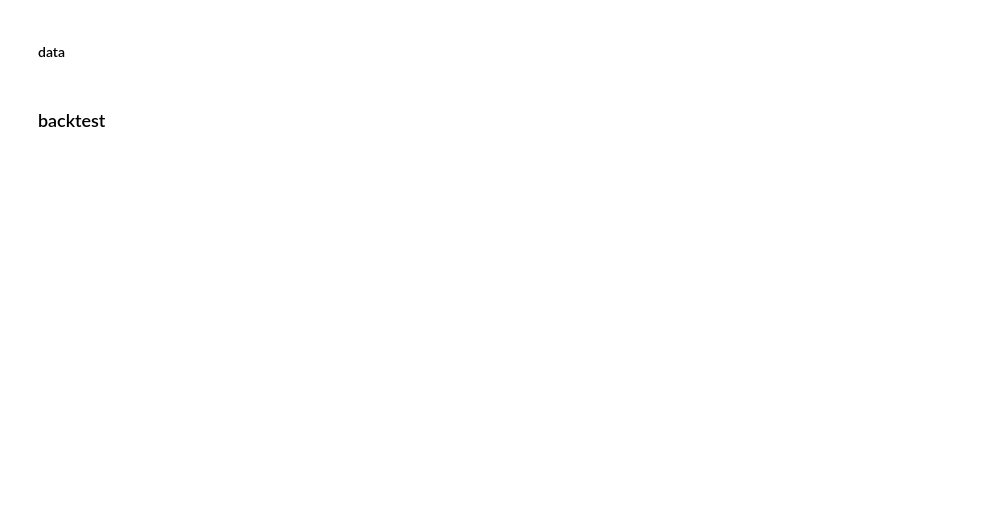
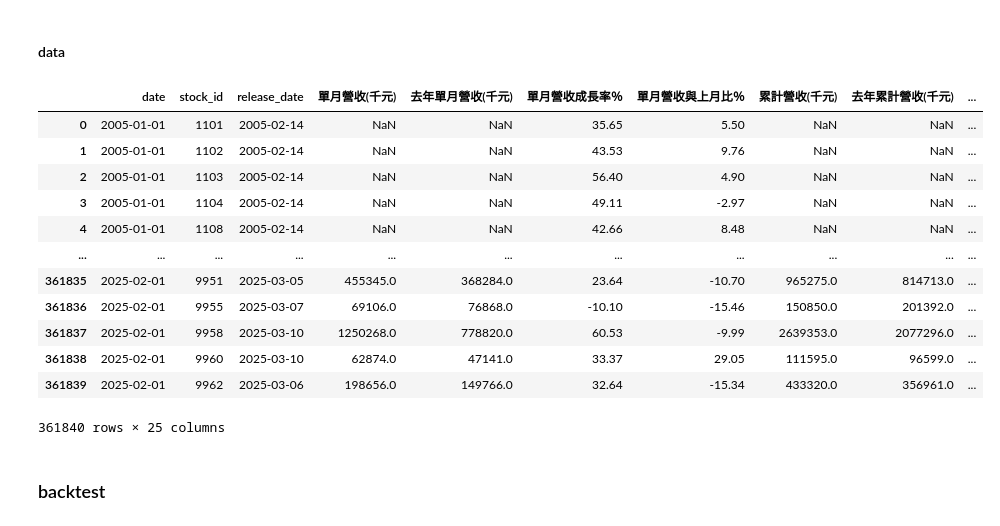
Before and after one commit to DeepLeek-quant/scythe-quant, a Jupyter notebook: examples/examples.ipynb, the cells around one changed output. Cells and saved outputs as stored; diff of their text form; code cells hidden in the pictures; blank space fills up the shorter version.

```diff
--- a/examples/examples.ipynb
+++ b/examples/examples.ipynb
@@ -11,4 +11,4 @@ from quantdev.analysis import *
 #### data
 # %%
 db = Databank()
-db.update_tej_dataset('stock_trading_data')
+# db.update_tej_dataset('stock_trading_data')
@@ -15,3 +34,20 @@ db.update_tej_dataset('stock_trading_data')
+# %%
+df = db.read_dataset('monthly_rev')
+df
+# %% [output]
+|  | date | stock_id | release_date | 單月營收(千元) | 去年單月營收(千元) | 單月營收成長率％ | 單月營收與上月比％ | 累計營收(千元) | 去年累計營收(千元) | ... |
+| 0 | 2005-01-01 | 1101 | 2005-02-14 | NaN | NaN | 35.65 | 5.50 | NaN | NaN | ... |
+| 1 | 2005-01-01 | 1102 | 2005-02-14 | NaN | NaN | 43.53 | 9.76 | NaN | NaN | ... |
+| 2 | 2005-01-01 | 1103 | 2005-02-14 | NaN | NaN | 56.40 | 4.90 | NaN | NaN | ... |
+| 3 | 2005-01-01 | 1104 | 2005-02-14 | NaN | NaN | 49.11 | -2.97 | NaN | NaN | ... |
+| 4 | 2005-01-01 | 1108 | 2005-02-14 | NaN | NaN | 42.66 | 8.48 | NaN | NaN | ... |
+| ... | ... | ... | ... | ... | ... | ... | ... | ... | ... | ... |
+| 361835 | 2025-02-01 | 9951 | 2025-03-05 | 455345.0 | 368284.0 | 23.64 | -10.70 | 965275.0 | 814713.0 | ... |
+| 361836 | 2025-02-01 | 9955 | 2025-03-07 | 69106.0 | 76868.0 | -10.10 | -15.46 | 150850.0 | 201392.0 | ... |
+| 361837 | 2025-02-01 | 9958 | 2025-03-10 | 1250268.0 | 778820.0 | 60.53 | -9.99 | 2639353.0 | 2077296.0 | ... |
+| 361838 | 2025-02-01 | 9960 | 2025-03-10 | 62874.0 | 47141.0 | 33.37 | 29.05 | 111595.0 | 96599.0 | ... |
+| 361839 | 2025-02-01 | 9962 | 2025-03-06 | 198656.0 | 149766.0 | 32.64 | -15.34 | 433320.0 | 356961.0 | ... |
+361840 rows × 25 columns
 # %% [markdown]
 ### backtest
 # %%
```
Also changed, not shown: parts of 3 cells of this notebook, 8 other files.
